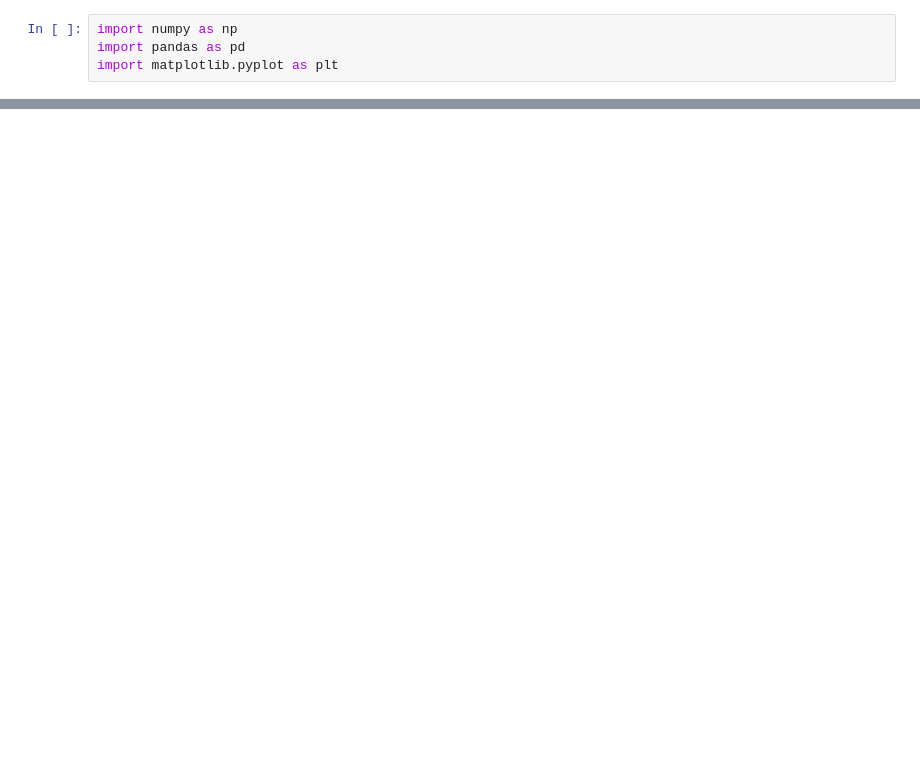
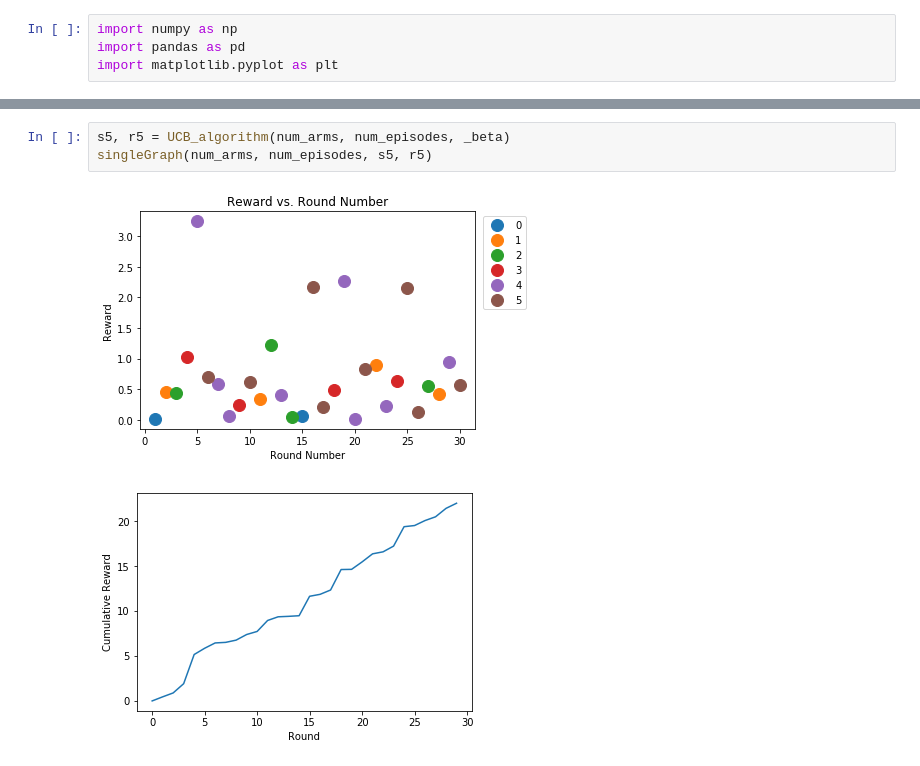
Before and after one commit to skaraoglu/Multi-armed-bandits, a Jupyter notebook: bandits.ipynb, the cells around one changed output, grey strips where cells are left out. Drawn from its saved outputs; the diff is of its cells as text; blank space fills up the shorter version.

```diff
--- a/bandits.ipynb
+++ b/bandits.ipynb
@@ -360,0 +384,6 @@ multiGraph(num_arms, num_episodes, budget, epsilon, factor)
+# %%
+s5, r5 = UCB_algorithm(num_arms, num_episodes, _beta)
+singleGraph(num_arms, num_episodes, s5, r5)
+# %% [output]
+[figure, added]
+[figure, added]
```
Also changed, not shown: parts of 41 cells of this notebook.
